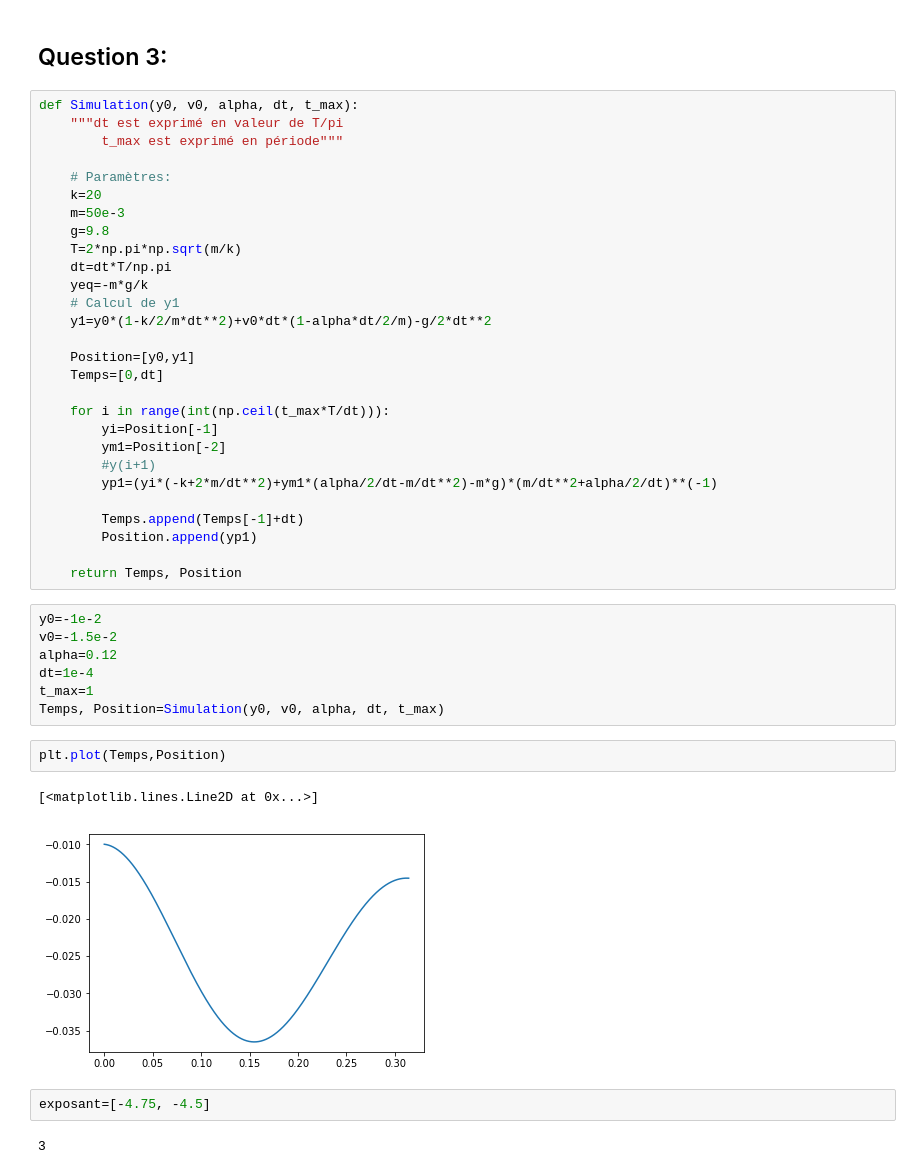
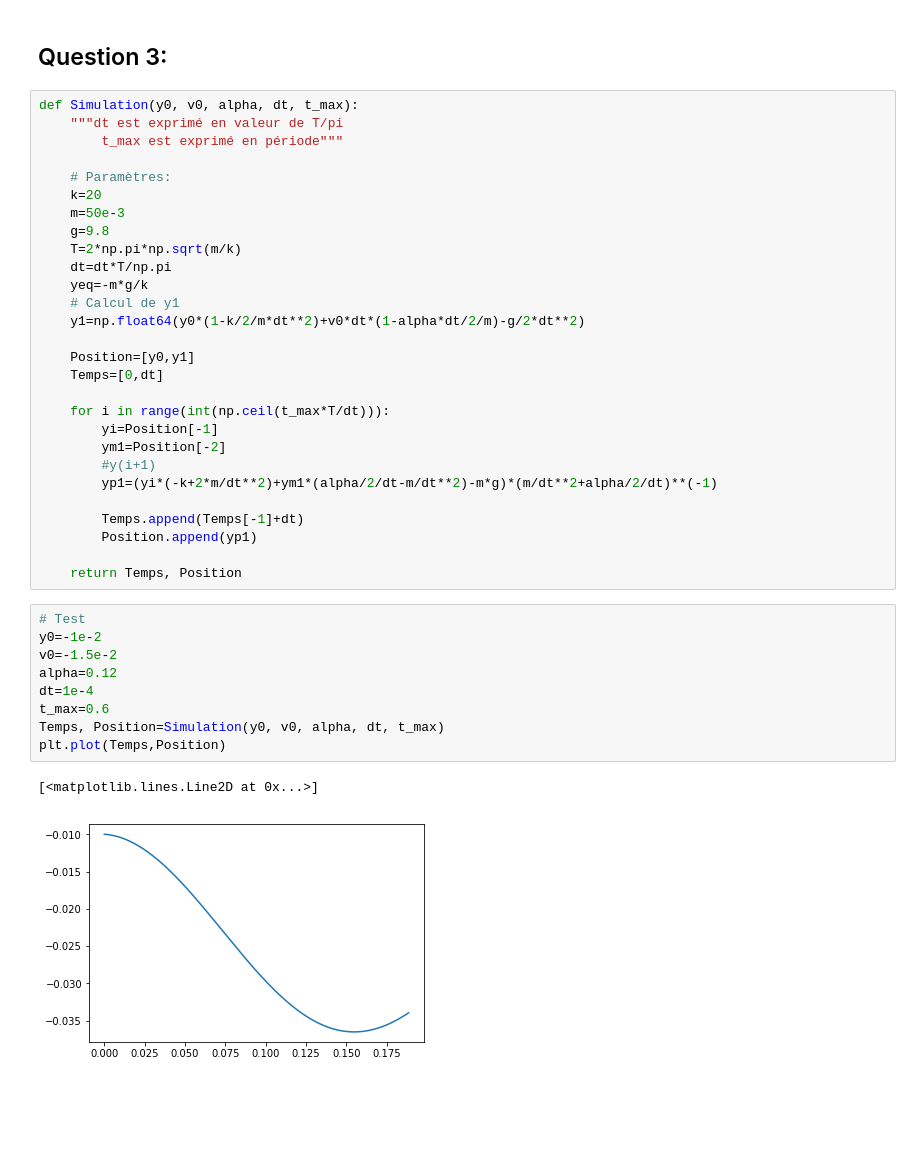
Before and after one commit to pierreluc-plt/ProjetSimulation, a Jupyter notebook: Quiz/Quiz1.ipynb, the cells around one changed output. Saved outputs shown, nothing was run; the diff lists cells and outputs as text; blank space fills up the shorter version.

```diff
--- a/Quiz/Quiz1.ipynb
+++ b/Quiz/Quiz1.ipynb
@@ -20,7 +29,7 @@ def Simulation(y0, v0, alpha, dt, t_max):
     dt=dt*T/np.pi
     yeq=-m*g/k
     # Calcul de y1
-    y1=y0*(1-k/2/m*dt**2)+v0*dt*(1-alpha*dt/2/m)-g/2*dt**2
+    y1=np.float64(y0*(1-k/2/m*dt**2)+v0*dt*(1-alpha*dt/2/m)-g/2*dt**2)
 
     Position=[y0,y1]
     Temps=[0,dt]
@@ -36,18 +45,14 @@ def Simulation(y0, v0, alpha, dt, t_max):
 
     return Temps, Position
 # %%
+# Test
 y0=-1e-2
 v0=-1.5e-2
 alpha=0.12
 dt=1e-4
-t_max=1
+t_max=0.6
 Temps, Position=Simulation(y0, v0, alpha, dt, t_max)
+plt.plot(Temps,Position)
+# %% [output]
+[<matplotlib.lines.Line2D at 0x...>]
+[figure, added]
-# %%
-plt.plot(Temps,Position)
-# %% [output]
-[<matplotlib.lines.Line2D at 0x...>]
-[figure, removed]
-# %%
-exposant=[-4.75, -4.5]
-# %% [output]
-3
```
Also changed, not shown: parts of 4 cells of this notebook.
